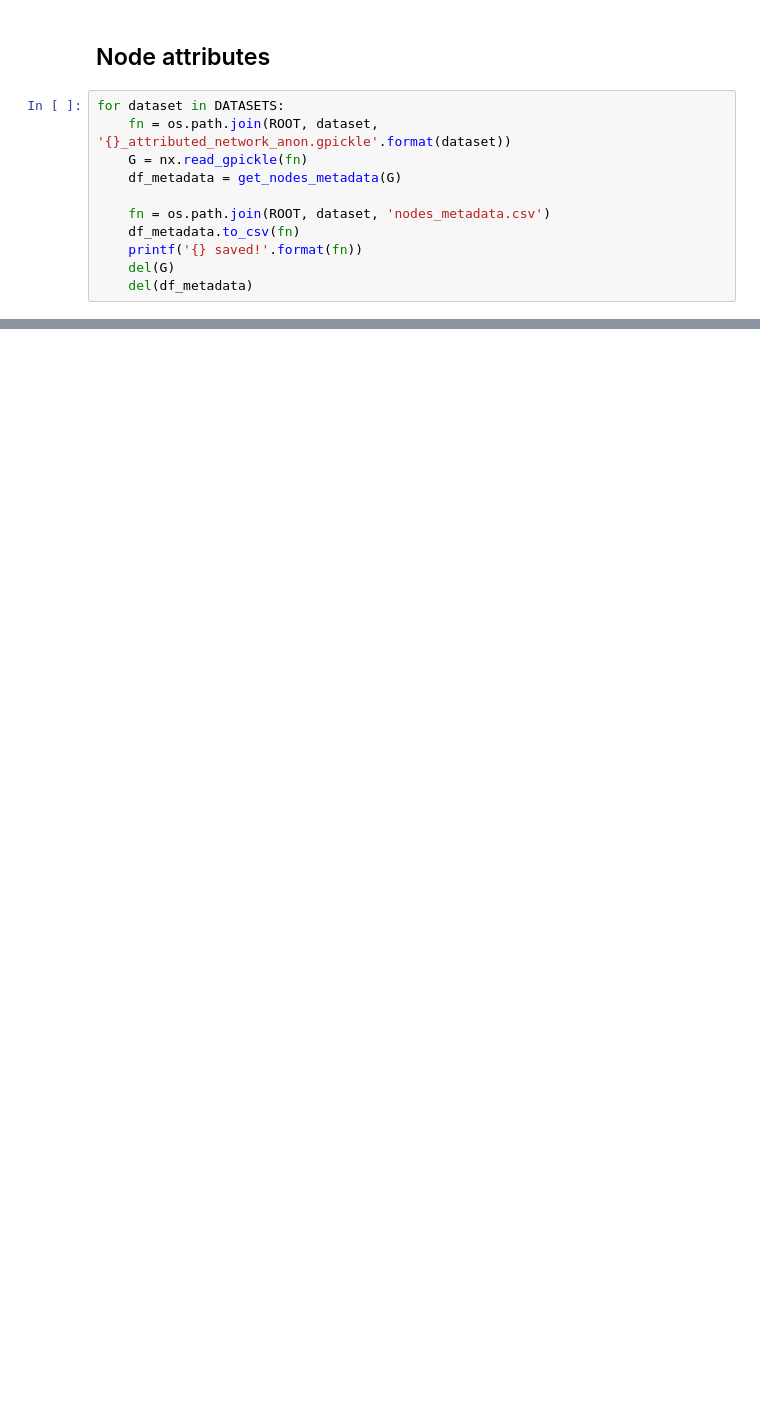
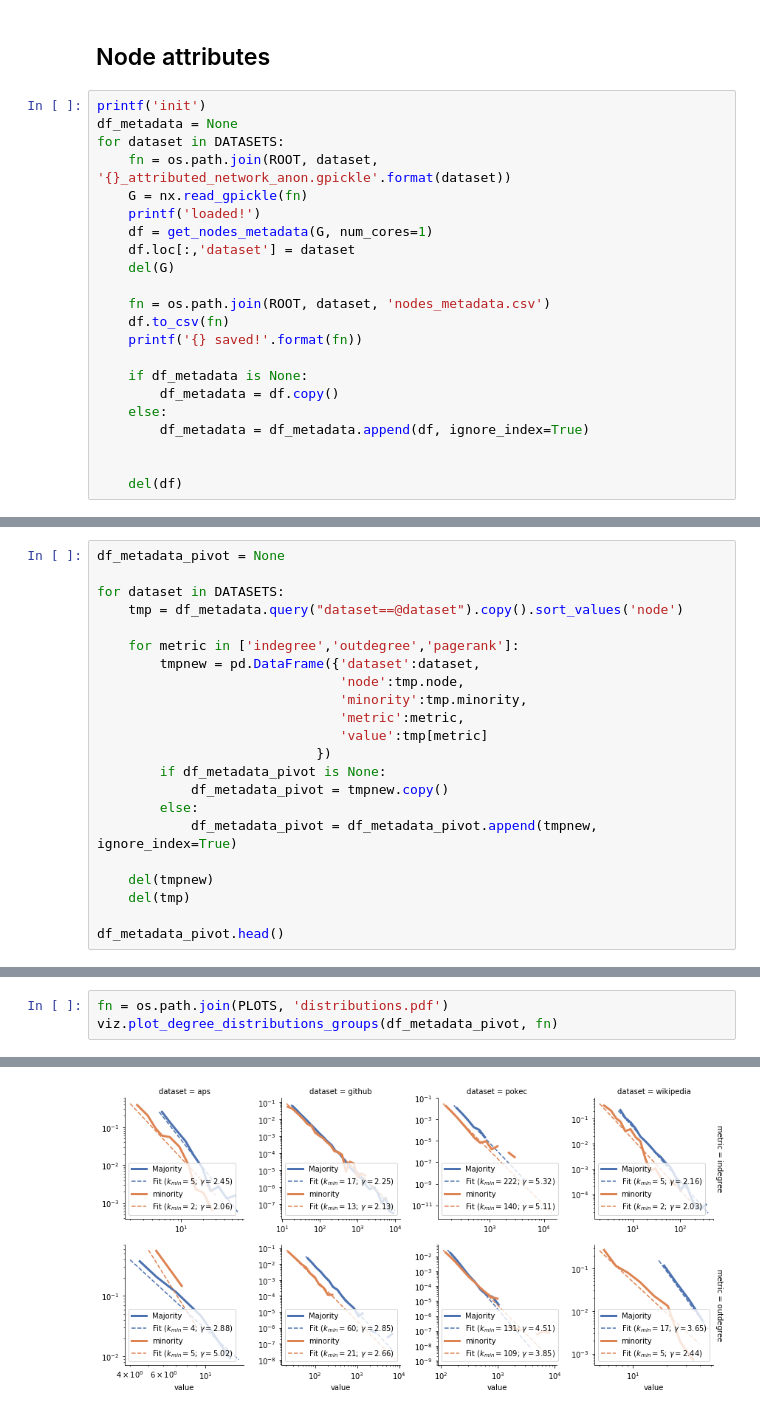
Before and after one commit to gesiscss/Homophilic_Directed_ScaleFree_Networks, a Jupyter notebook: notebooks/data_cleaning/datasets.ipynb, the cells around one changed output, grey strips where cells are left out. Drawn from its saved outputs; the diff is of its cells as text; blank space fills up the shorter version.

```diff
--- a/notebooks/data_cleaning/datasets.ipynb
+++ b/notebooks/data_cleaning/datasets.ipynb
@@ -81,13 +99,24 @@ print('{} saved!'.format(fn))
 # %% [markdown]
 <h2>Node attributes</h2>
 # %%
+printf('init')
+df_metadata = None
 for dataset in DATASETS:
     fn = os.path.join(ROOT, dataset, '{}_attributed_network_anon.gpickle'.format(dataset))
     G = nx.read_gpickle(fn)
-    df_metadata = get_nodes_metadata(G)
+    printf('loaded!')
+    df = get_nodes_metadata(G, num_cores=1)
+    df.loc[:,'dataset'] = dataset
+    del(G)
 
     fn = os.path.join(ROOT, dataset, 'nodes_metadata.csv')
-    df_metadata.to_csv(fn)
+    df.to_csv(fn)
     printf('{} saved!'.format(fn))
-    del(G)
-    del(df_metadata)
+
+    if df_metadata is None:
+        df_metadata = df.copy()
+    else:
+        df_metadata = df_metadata.append(df, ignore_index=True)
+
+
+    del(df)
@@ -93,0 +150,22 @@ for dataset in DATASETS:
+# %%
+df_metadata_pivot = None
+
+for dataset in DATASETS:
+    tmp = df_metadata.query("dataset==@dataset").copy().sort_values('node')
+
+    for metric in ['indegree','outdegree','pagerank']:
+        tmpnew = pd.DataFrame({'dataset':dataset,
+                               'node':tmp.node,
+                               'minority':tmp.minority,
+                               'metric':metric,
+                               'value':tmp[metric]
+                            })
+        if df_metadata_pivot is None:
+            df_metadata_pivot = tmpnew.copy()
+        else:
+            df_metadata_pivot = df_metadata_pivot.append(tmpnew, ignore_index=True)
+
+    del(tmpnew)
+    del(tmp)
+
+df_metadata_pivot.head()
@@ -93,0 +179,4 @@ for dataset in DATASETS:
+# %%
+fn = os.path.join(PLOTS, 'distributions.pdf')
+viz.plot_degree_distributions_groups(df_metadata_pivot, fn)
+# %% [output]
@@ -93,0 +201 @@ for dataset in DATASETS:
+[figure, added]
```
Also changed, not shown: parts of 14 cells of this notebook, 14 other files.
